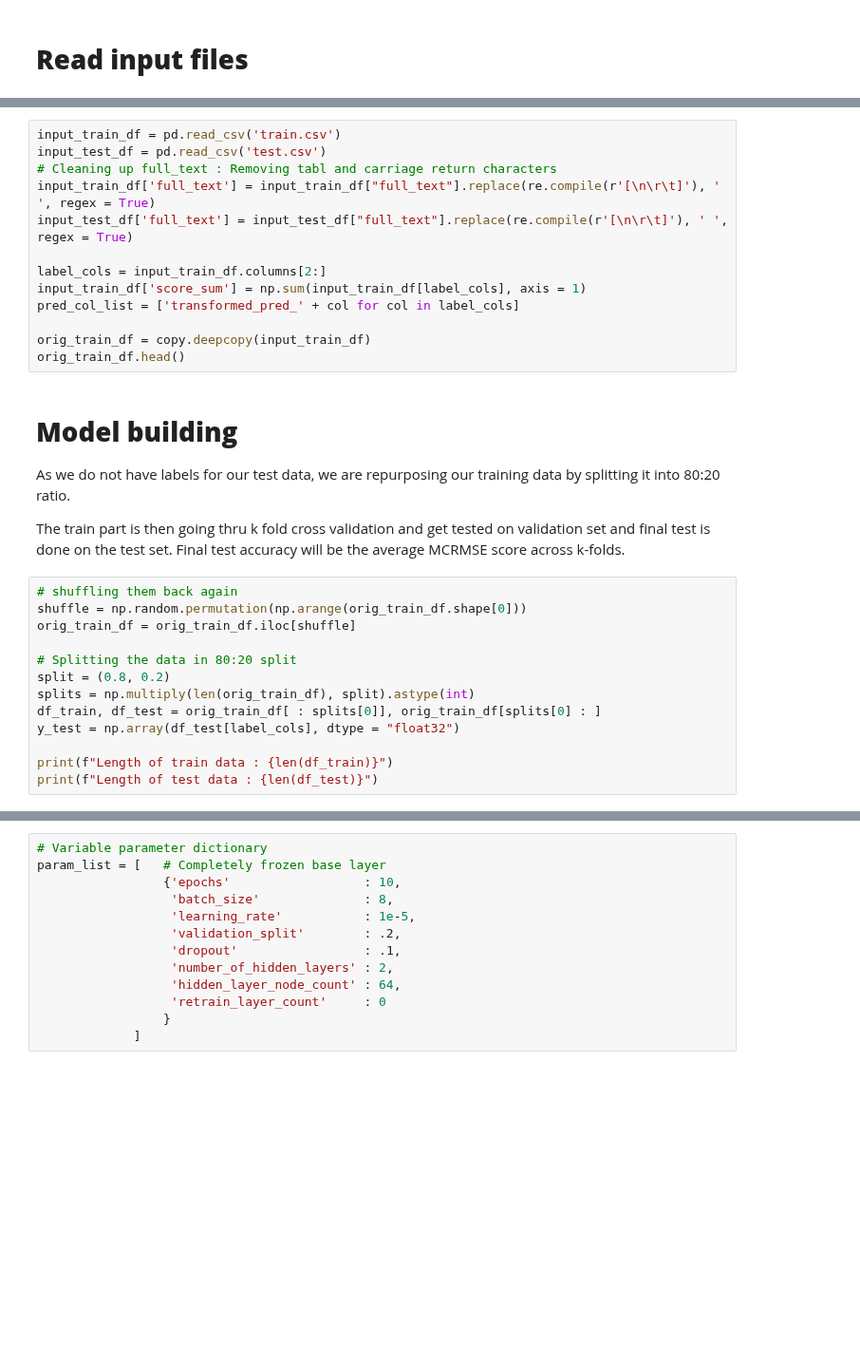
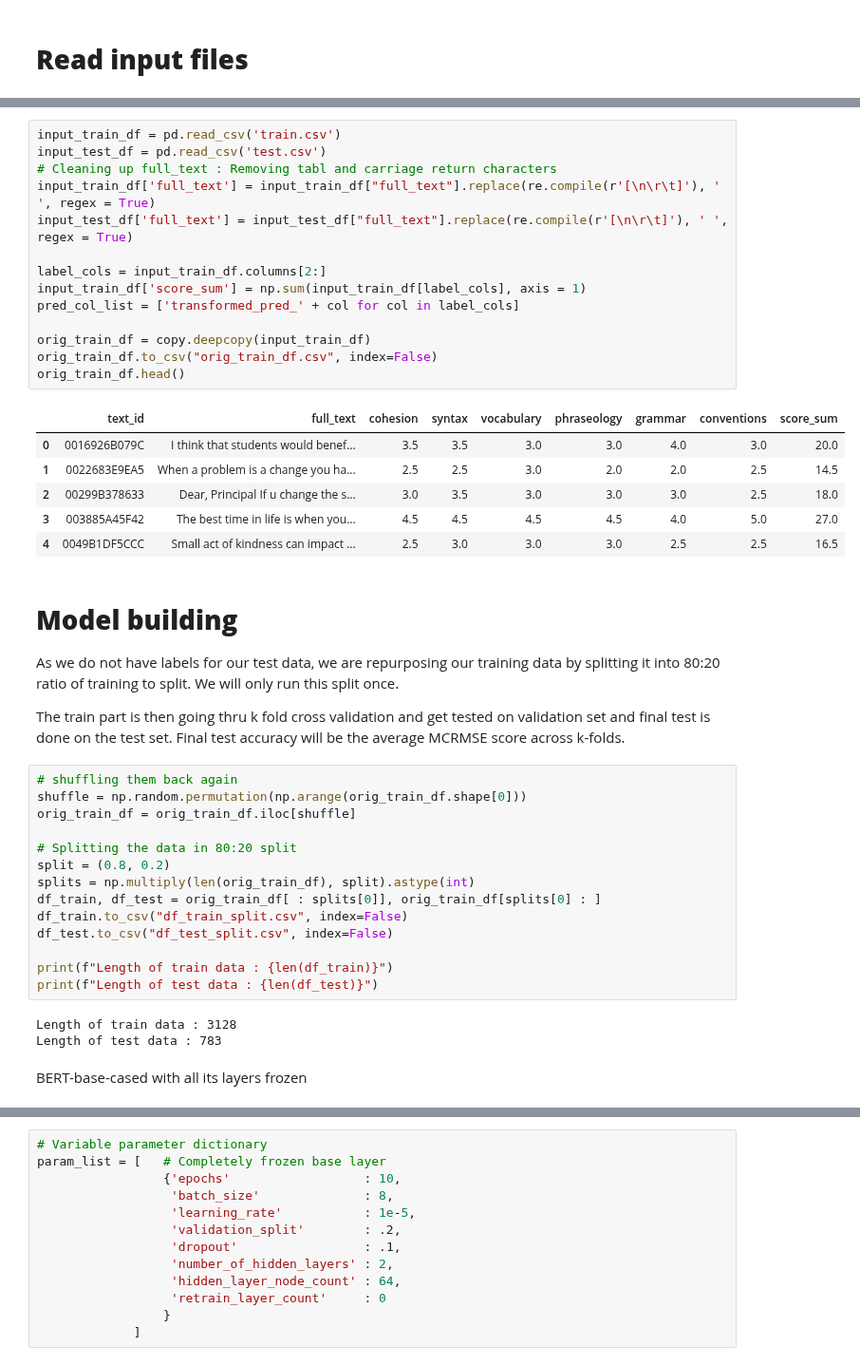
Before and after one commit to srilamaiti/spring_2023_w266_final_project_heesuk_iris_srila, a Jupyter notebook: iris/W266_essay_evaluation_final.ipynb, the cells around one changed output, grey strips where cells are left out. Shown at 95% size. Cells and saved outputs as stored; diff of their text form; blank space fills up the shorter version.

```diff
--- a/iris/W266_essay_evaluation_final.ipynb
+++ b/iris/W266_essay_evaluation_final.ipynb
@@ -448,20 +472,28 @@ drive.mount('/content/gdrive', force_remount=True)
 # %%
 input_train_df = pd.read_csv('train.csv')
 input_test_df = pd.read_csv('test.csv')
 # Cleaning up full_text : Removing tabl and carriage return characters
 input_train_df['full_text'] = input_train_df["full_text"].replace(re.compile(r'[\n\r\t]'), ' ', regex = True)
 input_test_df['full_text'] = input_test_df["full_text"].replace(re.compile(r'[\n\r\t]'), ' ', regex = True)
 
 label_cols = input_train_df.columns[2:]
 input_train_df['score_sum'] = np.sum(input_train_df[label_cols], axis = 1)
 pred_col_list = ['transformed_pred_' + col for col in label_cols]
 
 orig_train_df = copy.deepcopy(input_train_df)
+orig_train_df.to_csv("orig_train_df.csv", index=False)
 orig_train_df.head()
+# %% [output]
+|  | text_id | full_text | cohesion | syntax | vocabulary | phraseology | grammar | conventions | score_sum |
+| 0 | 0016926B079C | I think that students would benef... | 3.5 | 3.5 | 3.0 | 3.0 | 4.0 | 3.0 | 20.0 |
+| 1 | 0022683E9EA5 | When a problem is a change you ha... | 2.5 | 2.5 | 3.0 | 2.0 | 2.0 | 2.5 | 14.5 |
+| 2 | 00299B378633 | Dear, Principal If u change the s... | 3.0 | 3.5 | 3.0 | 3.0 | 3.0 | 2.5 | 18.0 |
+| 3 | 003885A45F42 | The best time in life is when you... | 4.5 | 4.5 | 4.5 | 4.5 | 4.0 | 5.0 | 27.0 |
+| 4 | 0049B1DF5CCC | Small act of kindness can impact ... | 2.5 | 3.0 | 3.0 | 3.0 | 2.5 | 2.5 | 16.5 |
 # %% [markdown]
 # **Model building**
 
-As we do not have labels for our test data, we are repurposing our training data by splitting it into 80:20 ratio.
+As we do not have labels for our test data, we are repurposing our training data by splitting it into 80:20 ratio of training to split. We will only run this split once.
 
 The train part is then going thru k fold cross validation and get tested on validation set and final test is done on the test set. Final test accuracy will be the average MCRMSE score across k-folds.
 # %%
@@ -473,10 +505,16 @@ orig_train_df = orig_train_df.iloc[shuffle]
 split = (0.8, 0.2)
 splits = np.multiply(len(orig_train_df), split).astype(int)
 df_train, df_test = orig_train_df[ : splits[0]], orig_train_df[splits[0] : ]
-y_test = np.array(df_test[label_cols], dtype = "float32")
+df_train.to_csv("df_train_split.csv", index=False)
+df_test.to_csv("df_test_split.csv", index=False)
 
 print(f"Length of train data : {len(df_train)}")
 print(f"Length of test data : {len(df_test)}")
+# %% [output]
+Length of train data : 3128
+Length of test data : 783
+# %% [markdown]
+BERT-base-cased with all its layers frozen
 # %%
 # Fixed parameters
 dense_dim = 6
```
Also changed, not shown: parts of 18 cells of this notebook.
